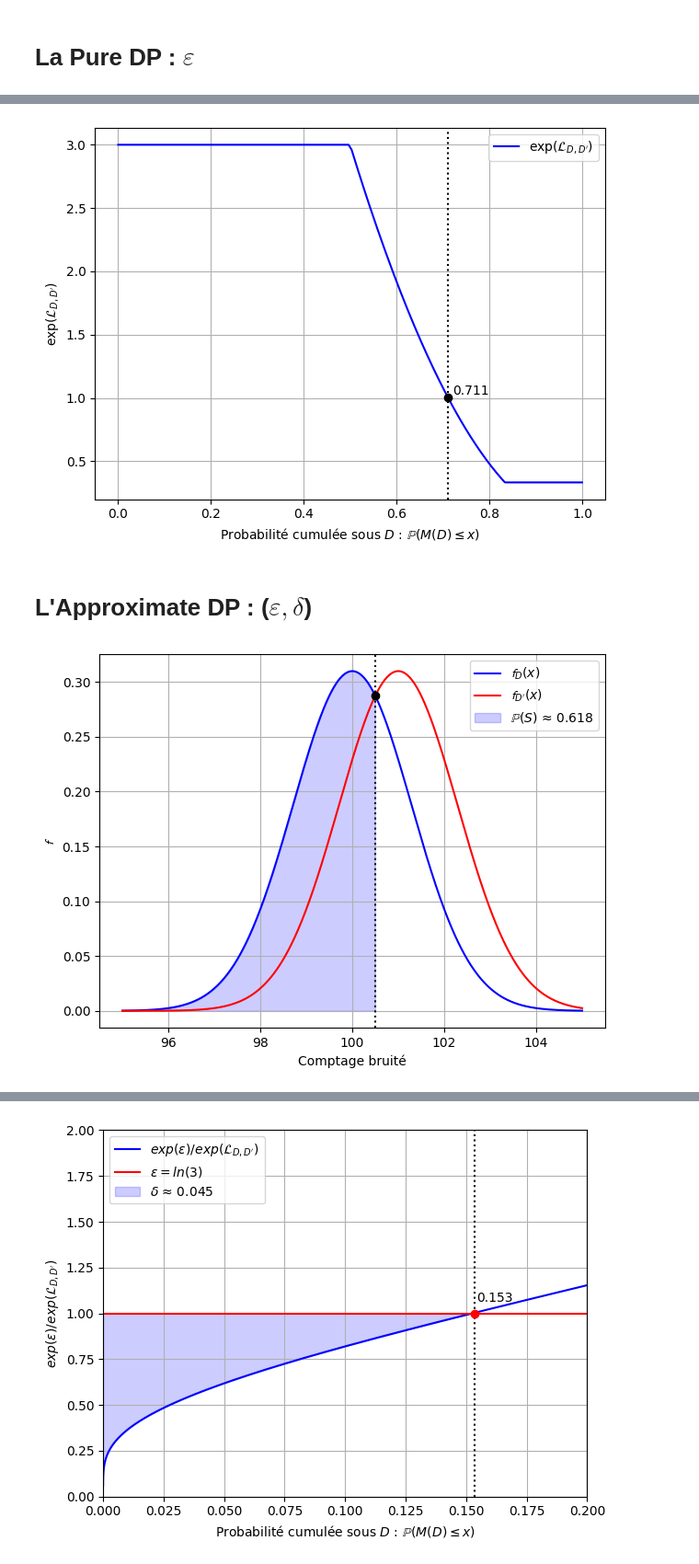
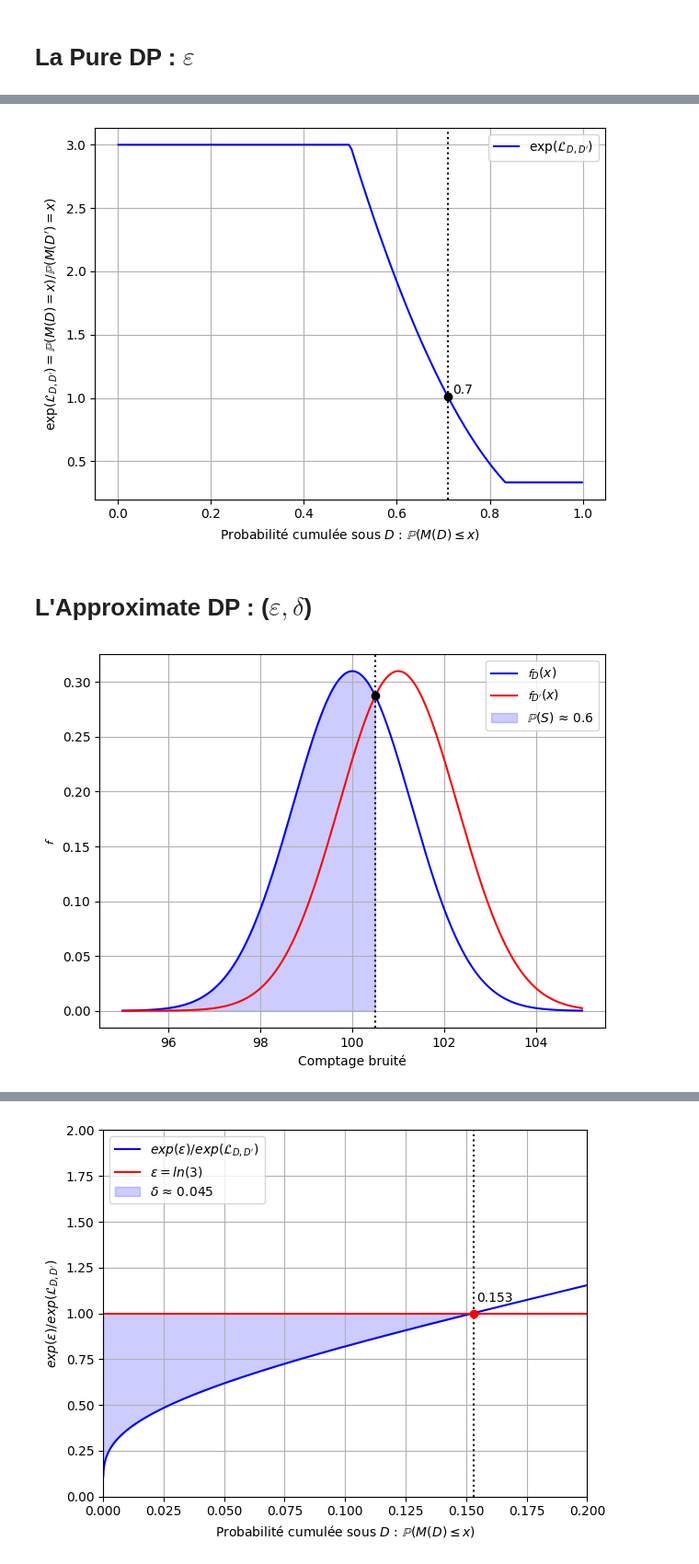
Before and after one commit to InseeFrLab/diff-privacy, a Jupyter notebook: comprendre_dp.ipynb, the cells around one changed output, grey strips where cells are left out. Shown at 92% size. Cells and saved outputs as stored; diff of their text form; code cells hidden in the pictures.

```diff
--- a/comprendre_dp.ipynb
+++ b/comprendre_dp.ipynb
@@ -46,46 +83,44 @@ import numpy as np
 import matplotlib.pyplot as plt
 from scipy.stats import laplace
 
 # Paramètres
+x = np.linspace(95, 105, 1000)
 mu1, mu2 = 100, 101
 b = 1 / np.log(3)
-
-# Axe des x (comptages bruités)
-x = np.linspace(94, 106, 1000)
 
 # Densités
 y1 = laplace.pdf(x, loc=mu1, scale=b)  # P(M(D) = x)
 y2 = laplace.pdf(x, loc=mu2, scale=b)  # P(M(D') = x)
 
 # Densité cumulée sous D
 cdf_y1 = laplace.cdf(x, loc=mu1, scale=b)  # P(M(D) ≤ x)
 
 # Calcul de l'exponentielle de la perte de confidentialité
 ratio = y1 / y2  # = exp(𝓛)
 
-# Trouver le point où exp(𝓛) est le plus proche de 0 (le plus petit)
-idx_min = np.argmin(np.abs(ratio -1))
-x_min = x[idx_min]
-cdf_min = cdf_y1[idx_min]
-y_min = ratio[idx_min]
+# Trouver le point où exp(𝓛) est le plus proche de 1
+idx_target = np.argmin(np.abs(ratio-1))
+x_target = x[idx_target]
+cdf_target = cdf_y1[idx_target]
+y_target = ratio[idx_target]
 
 # Tracé
 plt.plot(cdf_y1, ratio, color='blue', label=r"$\exp(\mathcal{L}_{D, D'})$")
 
 # Ligne pointillée verticale depuis l’axe des x
-plt.axvline(x=cdf_min, linestyle='dotted', color='black')
-plt.plot(cdf_min, y_min, 'o', color='black')
-plt.text(cdf_min + 0.01, y_min, f"{cdf_min:.3f}", verticalalignment='bottom', color='black')
+plt.axvline(x=cdf_target, linestyle='dotted', color='black')
+plt.plot(cdf_target, y_target, 'o', color='black')
+plt.text(cdf_target + 0.01, y_target, f"{cdf_target:.1f}", verticalalignment='bottom', color='black')
 
 # Mise en forme
 plt.xlabel(r"Probabilité cumulée sous $D$ : $\mathbb{P}(M(D) \leq x)$")
-plt.ylabel(r"$\exp(\mathcal{L}_{D, D'})$")
+plt.ylabel(r"$\exp(\mathcal{L}_{D, D'}) = \mathbb{P}(M(D) = x)/ \mathbb{P}(M(D') = x)$")
 plt.grid(True)
 plt.legend()
 plt.tight_layout()
 plt.show()
 # %% [output]
-[figure, old version]
+[figure, new version]
 # %% [markdown]
 # L'Approximate DP : ($\varepsilon, \delta$)
 # %%
@@ -94,26 +129,25 @@ import matplotlib.pyplot as plt
 from scipy.stats import norm
 
 # Paramètres
+x = np.linspace(95, 105, 1000)
+x_limit = 100.5
 mu1, mu2 = 100, 101
 b = np.sqrt(2) / np.log(3)
-
-# Axe des x
-x = np.linspace(95, 105, 1000)
 
 # Densités
 y1 = norm.pdf(x, loc=mu1, scale=b)
 y2 = norm.pdf(x, loc=mu2, scale=b)
 
 # Point limite pour l’aire
-x_limit = 100.5
 idx_limit = np.where(x <= x_limit)
+area = np.trapz(y1[idx_limit], x[idx_limit])
 
 # Tracé des courbes
 plt.plot(x, y1, label=r"$\mathcal{f}_D(x)$", color='blue')
 plt.plot(x, y2, label=r"$\mathcal{f}_{D'}(x)$", color='red')
 
 # Remplissage de l’aire sous la courbe bleue jusqu’à 100.5
-plt.fill_between(x[idx_limit], y1[idx_limit], color='blue', alpha=0.2, label=r"$\mathbb{P}(S)$ ≈ 0.618")
+plt.fill_between(x[idx_limit], y1[idx_limit], color='blue', alpha=0.2, label=r"$\mathbb{P}(S)$ ≈ " + f"{area:.1f}")
 
 # Tracer les lignes pointillées
 plt.plot(x_limit, norm.pdf(x_limit, loc=mu1, scale=b), 'o', color='black')
@@ -128,4 +162,4 @@ plt.tight_layout()
 
 plt.show()
 # %% [output]
-[figure, old version]
+[figure, new version]
```
Also changed, not shown: parts of 6 cells of this notebook.
